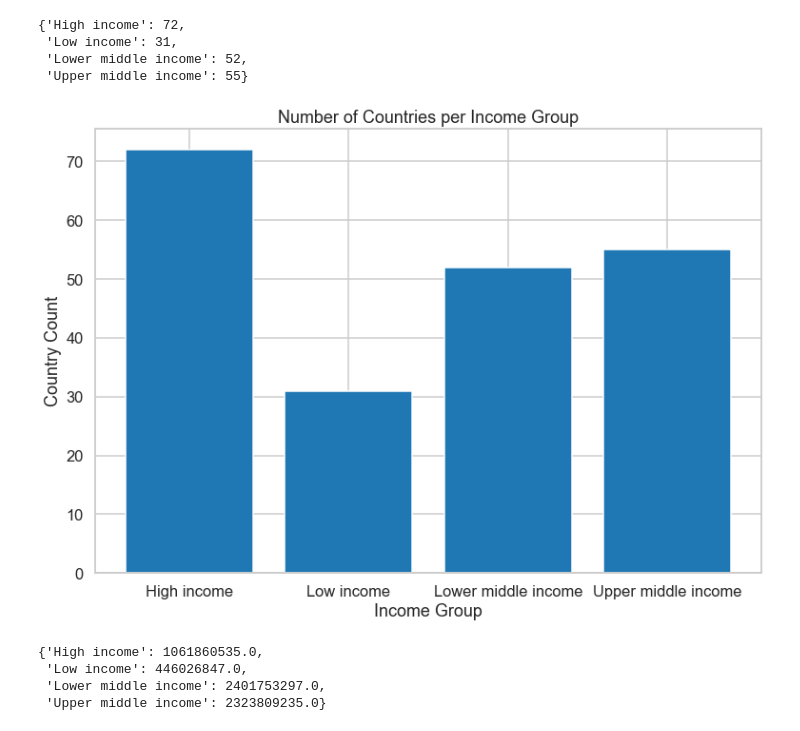
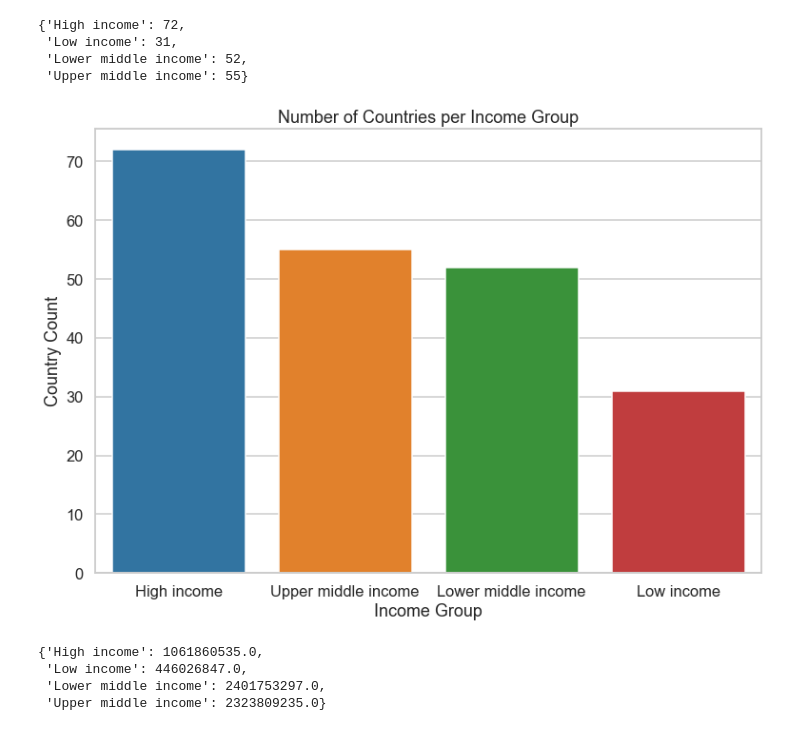
Before and after one commit to ashtonreed/Springboard, a Jupyter notebook: Capstone1/Capstone1_Storytelling_and_Analysis.ipynb, the cells around one changed output. Cells and saved outputs as stored; diff of their text form; code cells hidden in the pictures.

```diff
--- a/Capstone1/Capstone1_Storytelling_and_Analysis.ipynb
+++ b/Capstone1/Capstone1_Storytelling_and_Analysis.ipynb
@@ -929,18 +969,19 @@ countries_per_income_level
  'Upper middle income': 55}
 # %%
 # We can create a plot to visualize how many countries are in each income group
-income_keys = countries_per_income_level.keys()
-income_values = countries_per_income_level.values()
+income_keys = list(countries_per_income_level.keys())
+income_values = list(countries_per_income_level.values())
 
 _ = plt.figure(figsize=(11,8))
-_ = plt.bar(income_keys, income_values)
+_ = sns.barplot(income_keys, income_values, order=['High income', 'Upper middle income', 'Lower middle income',
+                                                   'Low income'])
 _ = plt.xlabel('Income Group')
 _ = plt.ylabel('Country Count')
 _ = plt.title('Number of Countries per Income Group')
 plt.tight_layout()
 plt.show()
 # %% [output]
-[figure, old version]
+[figure, new version]
 # %%
 # Total Popupulation Numbers by Income
 income_pop_tot_2002 = dict(df['Population (Total)'][df.year == 2002].groupby(df['World bank, 4 income groups 2017'])
```
Also changed, not shown: parts of 7 cells of this notebook, 1 other file.
